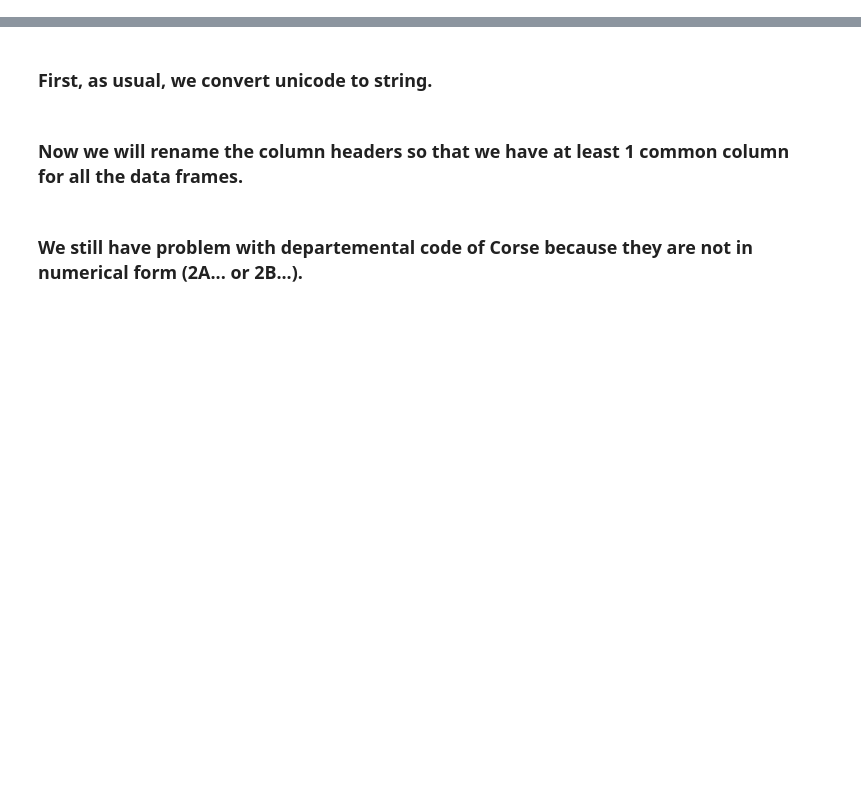
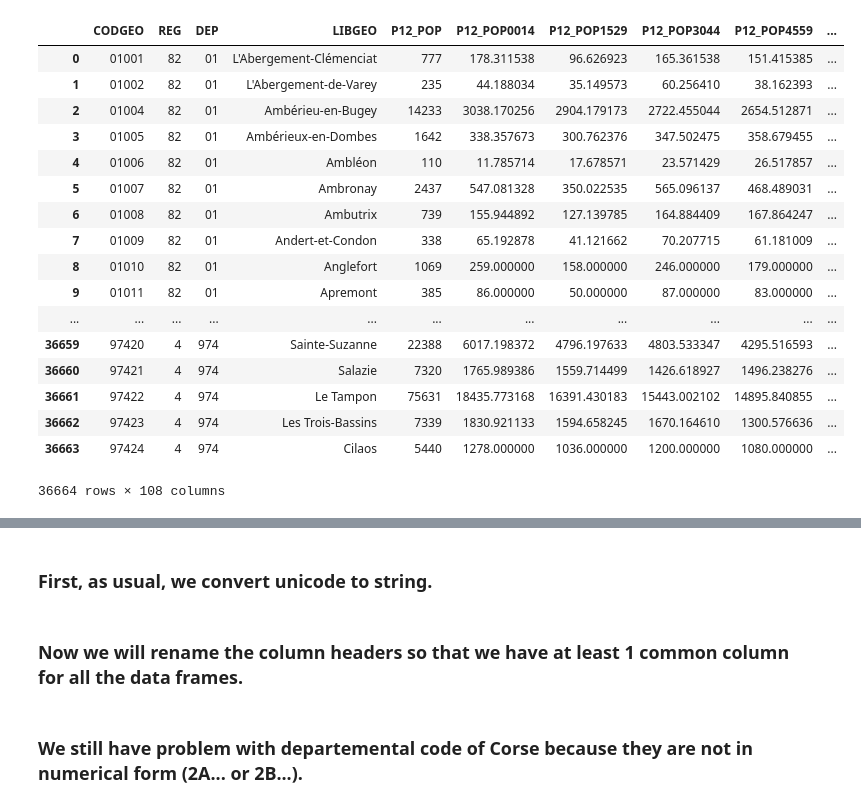
Before and after one commit to du-phan/Electoral-Analysis, a Jupyter notebook: supplementary_data_cleaning.ipynb, the cells around one changed output, grey strips where cells are left out. Saved outputs shown, nothing was run; the diff lists cells and outputs as text; code cells hidden in the pictures; blank space fills up the shorter version.

Commit message:
add education data

```diff
--- a/supplementary_data_cleaning.ipynb
+++ b/supplementary_data_cleaning.ipynb
@@ -7,0 +10,21 @@ population_data = pd.read_excel("population.xls", skiprows=5)
+# %%
+population_data
+# %% [output]
+|  | CODGEO | REG | DEP | LIBGEO | P12_POP | P12_POP0014 | P12_POP1529 | P12_POP3044 | P12_POP4559 | ... |
+| 0 | 01001 | 82 | 01 | L'Abergement-Clémenciat | 777 | 178.311538 | 96.626923 | 165.361538 | 151.415385 | ... |
+| 1 | 01002 | 82 | 01 | L'Abergement-de-Varey | 235 | 44.188034 | 35.149573 | 60.256410 | 38.162393 | ... |
+| 2 | 01004 | 82 | 01 | Ambérieu-en-Bugey | 14233 | 3038.170256 | 2904.179173 | 2722.455044 | 2654.512871 | ... |
+| 3 | 01005 | 82 | 01 | Ambérieux-en-Dombes | 1642 | 338.357673 | 300.762376 | 347.502475 | 358.679455 | ... |
+| 4 | 01006 | 82 | 01 | Ambléon | 110 | 11.785714 | 17.678571 | 23.571429 | 26.517857 | ... |
+| 5 | 01007 | 82 | 01 | Ambronay | 2437 | 547.081328 | 350.022535 | 565.096137 | 468.489031 | ... |
+| 6 | 01008 | 82 | 01 | Ambutrix | 739 | 155.944892 | 127.139785 | 164.884409 | 167.864247 | ... |
+| 7 | 01009 | 82 | 01 | Andert-et-Condon | 338 | 65.192878 | 41.121662 | 70.207715 | 61.181009 | ... |
+| 8 | 01010 | 82 | 01 | Anglefort | 1069 | 259.000000 | 158.000000 | 246.000000 | 179.000000 | ... |
+| 9 | 01011 | 82 | 01 | Apremont | 385 | 86.000000 | 50.000000 | 87.000000 | 83.000000 | ... |
+| ... | ... | ... | ... | ... | ... | ... | ... | ... | ... | ... |
+| 36659 | 97420 | 4 | 974 | Sainte-Suzanne | 22388 | 6017.198372 | 4796.197633 | 4803.533347 | 4295.516593 | ... |
+| 36660 | 97421 | 4 | 974 | Salazie | 7320 | 1765.989386 | 1559.714499 | 1426.618927 | 1496.238276 | ... |
+| 36661 | 97422 | 4 | 974 | Le Tampon | 75631 | 18435.773168 | 16391.430183 | 15443.002102 | 14895.840855 | ... |
+| 36662 | 97423 | 4 | 974 | Les Trois-Bassins | 7339 | 1830.921133 | 1594.658245 | 1670.164610 | 1300.576636 | ... |
+| 36663 | 97424 | 4 | 974 | Cilaos | 5440 | 1278.000000 | 1036.000000 | 1200.000000 | 1080.000000 | ... |
+36664 rows × 108 columns
```
Also changed, not shown: parts of 11 cells of this notebook, 1 other file.
